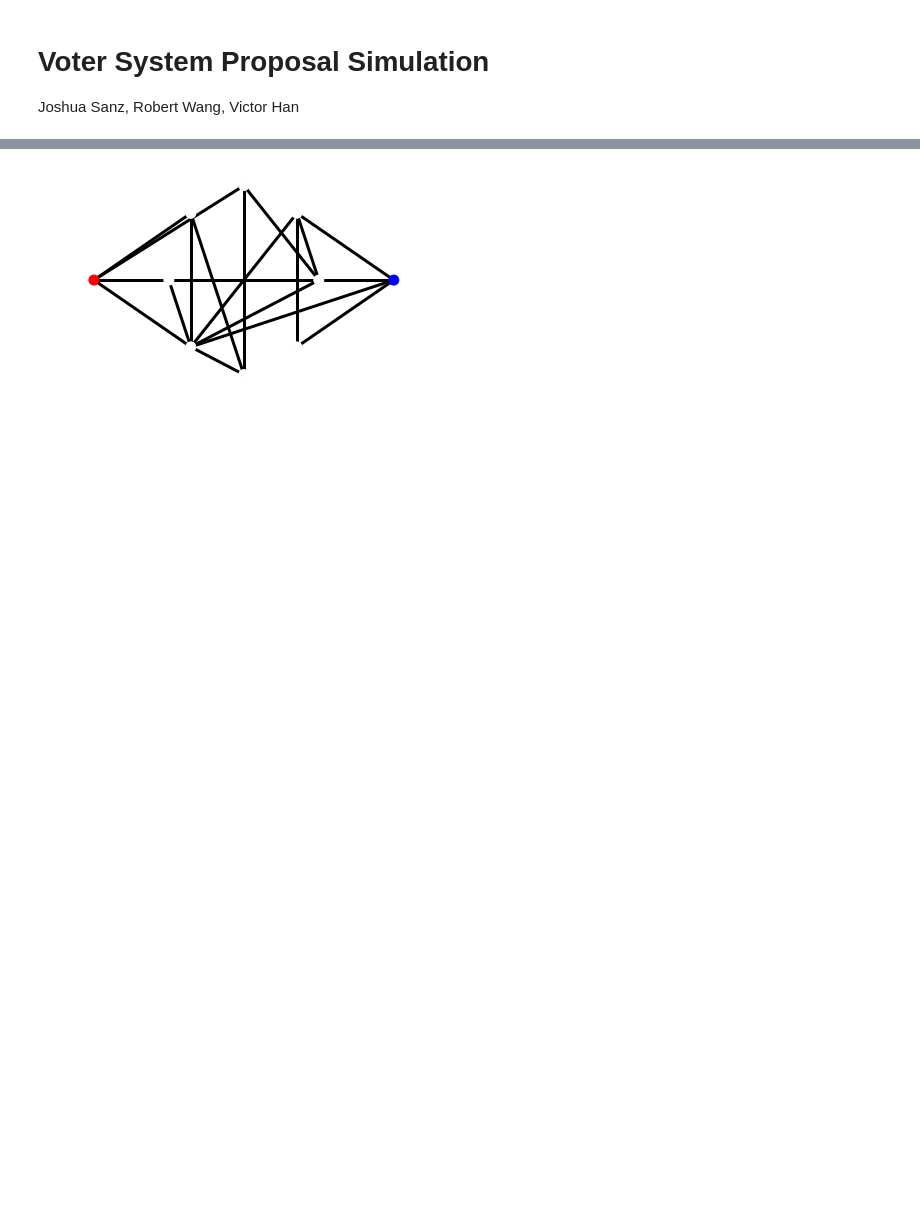
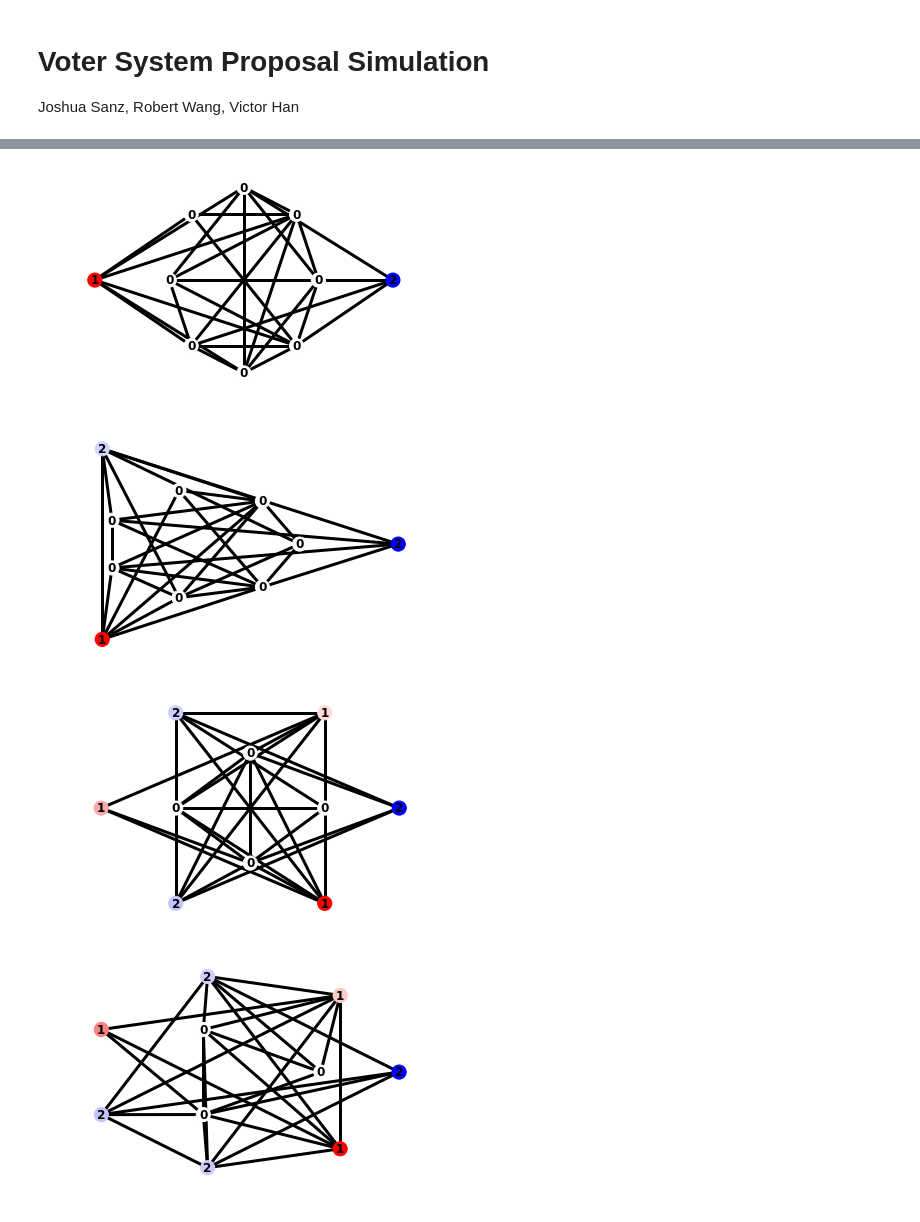
Before and after one commit to vhan95/EECS126_project, a Jupyter notebook: proposal.ipynb, the cells around one changed output, grey strips where cells are left out. Drawn from its saved outputs; the diff is of its cells as text; code cells hidden in the pictures; blank space fills up the shorter version.

```diff
--- a/proposal.ipynb
+++ b/proposal.ipynb
@@ -46,5 +48,13 @@ vm.draw()
-# %%
-vm.initialize('rand_pair')
-vm.draw()
-# %% [output]
-[figure, removed]
+# %%
+vm.initialize('rand_pair')
+vm.draw()
+plt.show()
+for i in range(10):
+    vm.update()
+    vm.draw()
+    plt.show()
+# %% [output]
+[figure, added]
+[figure, added]
+[figure, added]
+[figure, added]
```
Also changed, not shown: parts of 6 cells of this notebook, 1 other file.
